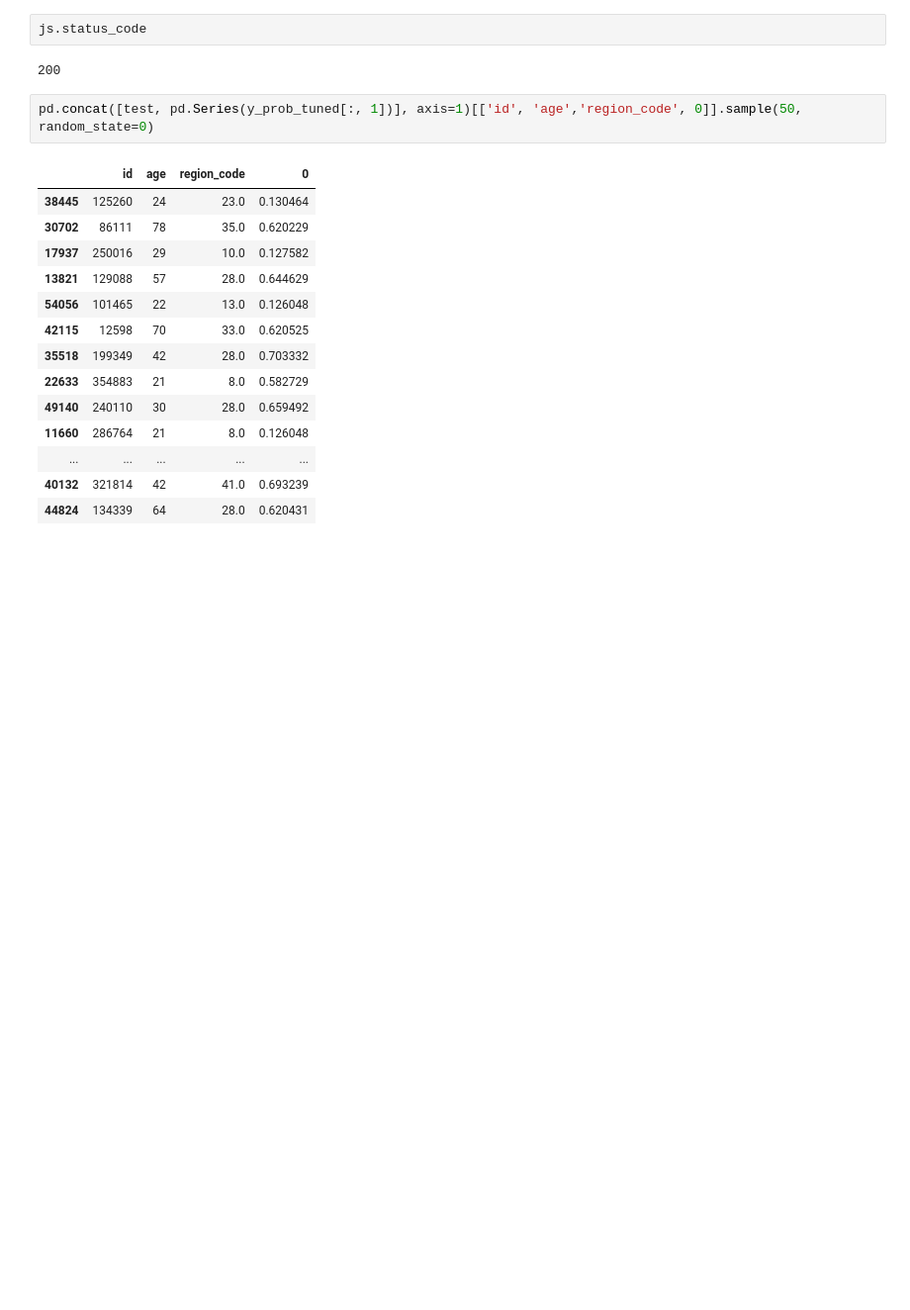
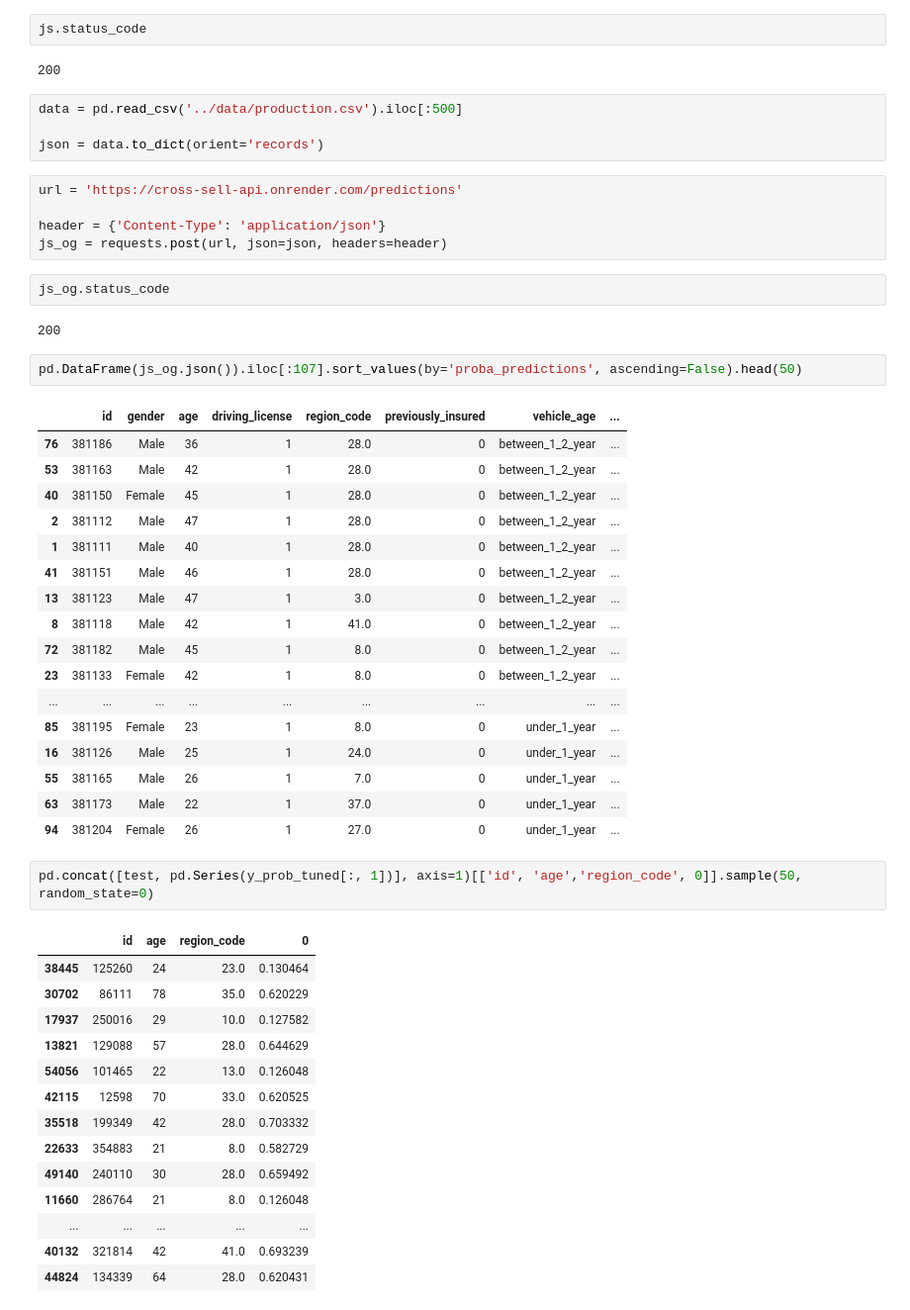
Before and after one commit to BrenoTeixeira/health_insurance_ranking, a Jupyter notebook: notebooks/cross_sell_models_and_results.ipynb, the cells around one changed output. Shown at 99% size. Saved outputs shown, nothing was run; the diff lists cells and outputs as text; blank space fills up the shorter version.

```diff
--- a/notebooks/cross_sell_models_and_results.ipynb
+++ b/notebooks/cross_sell_models_and_results.ipynb
@@ -819,6 +843,39 @@ js = requests.post(url, json=json, headers=header)
 js.status_code
 # %% [output]
 200
+# %%
+data = pd.read_csv('../data/production.csv').iloc[:500]
+
+json = data.to_dict(orient='records')
+# %%
+url = 'https://cross-sell-api.onrender.com/predictions'
+
+header = {'Content-Type': 'application/json'}
+js_og = requests.post(url, json=json, headers=header)
+# %%
+js_og.status_code
+# %% [output]
+200
+# %%
+pd.DataFrame(js_og.json()).iloc[:107].sort_values(by='proba_predictions', ascending=False).head(50)
+# %% [output]
+|  | id | gender | age | driving_license | region_code | previously_insured | vehicle_age | ... |
+| 76 | 381186 | Male | 36 | 1 | 28.0 | 0 | between_1_2_year | ... |
+| 53 | 381163 | Male | 42 | 1 | 28.0 | 0 | between_1_2_year | ... |
+| 40 | 381150 | Female | 45 | 1 | 28.0 | 0 | between_1_2_year | ... |
+| 2 | 381112 | Male | 47 | 1 | 28.0 | 0 | between_1_2_year | ... |
+| 1 | 381111 | Male | 40 | 1 | 28.0 | 0 | between_1_2_year | ... |
+| 41 | 381151 | Male | 46 | 1 | 28.0 | 0 | between_1_2_year | ... |
+| 13 | 381123 | Male | 47 | 1 | 3.0 | 0 | between_1_2_year | ... |
+| 8 | 381118 | Male | 42 | 1 | 41.0 | 0 | between_1_2_year | ... |
+| 72 | 381182 | Male | 45 | 1 | 8.0 | 0 | between_1_2_year | ... |
+| 23 | 381133 | Female | 42 | 1 | 8.0 | 0 | between_1_2_year | ... |
+| ... | ... | ... | ... | ... | ... | ... | ... | ... |
+| 85 | 381195 | Female | 23 | 1 | 8.0 | 0 | under_1_year | ... |
+| 16 | 381126 | Male | 25 | 1 | 24.0 | 0 | under_1_year | ... |
+| 55 | 381165 | Male | 26 | 1 | 7.0 | 0 | under_1_year | ... |
+| 63 | 381173 | Male | 22 | 1 | 37.0 | 0 | under_1_year | ... |
+| 94 | 381204 | Female | 26 | 1 | 27.0 | 0 | under_1_year | ... |
 # %%
 pd.concat([test, pd.Series(y_prob_tuned[:, 1])], axis=1)[['id', 'age','region_code', 0]].sample(50, random_state=0)
 # %% [output]
```
Also changed, not shown: parts of 3 cells of this notebook, 3 other files.
